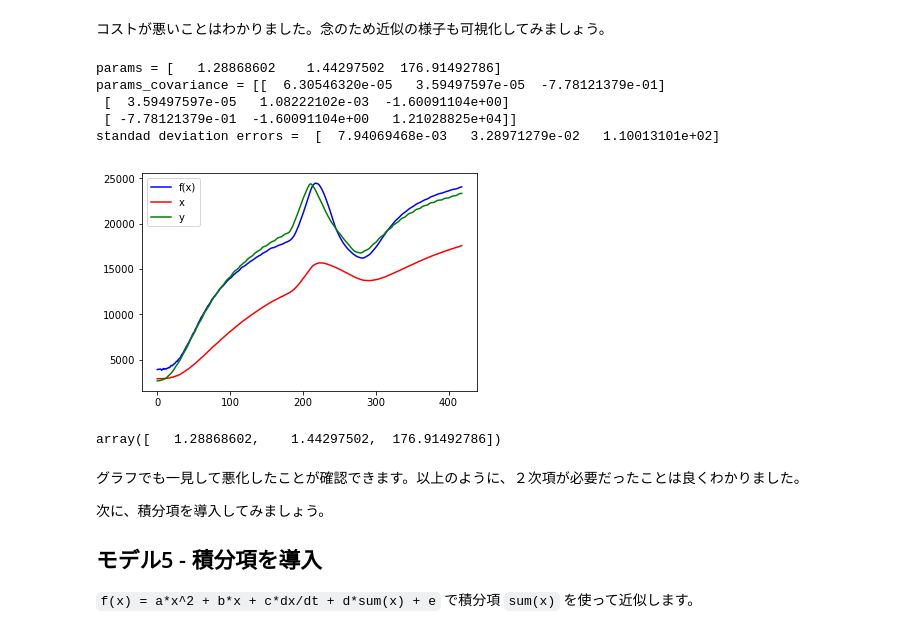
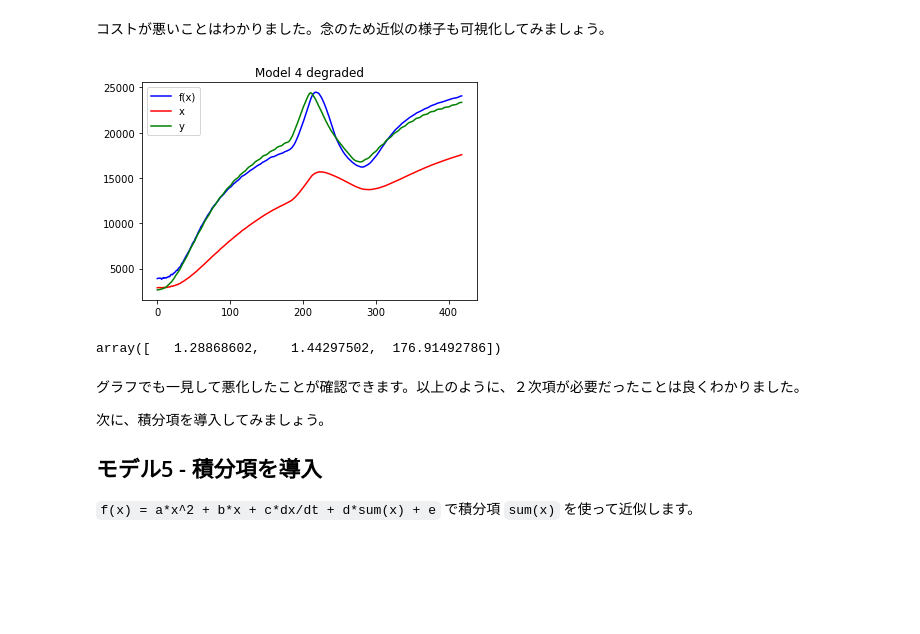
Before and after one commit to daisukelab/general-learning, a Jupyter notebook: Python example - simple parameter optimization.ipynb, the cells around one changed output. Drawn from its saved outputs; the diff is of its cells as text; code cells hidden in the pictures; blank space fills up the shorter version.

```diff
--- a/Python example - simple parameter optimization.ipynb
+++ b/Python example - simple parameter optimization.ipynb
@@ -261,15 +263,10 @@ final optimum td =  32 for cost =  251326.900162
 # %% [markdown]
 コストが悪いことはわかりました。念のため近似の様子も可視化してみましょう。
 # %%
-solve_and_plot_by_td(final_td, f4, x, y)
+solve_and_plot_by_td(final_td, f4, x, y, False, 'Model 4 degraded')
 # %% [output]
+[figure, new version]
-params = [   1.28868602    1.44297502  176.91492786]
-params_covariance = [[  6.30546320e-05   3.59497597e-05  -7.78121379e-01]
- [  3.59497597e-05   1.08222102e-03  -1.60091104e+00]
- [ -7.78121379e-01  -1.60091104e+00   1.21028825e+04]]
-standad deviation errors =  [  7.94069468e-03   3.28971279e-02   1.10013101e+02]
+array([   1.28868602,    1.44297502,  176.91492786])
-[figure, old version]
-array([   1.28868602,    1.44297502,  176.91492786])
 # %% [markdown]
 グラフでも一見して悪化したことが確認できます。以上のように、２次項が必要だったことは良くわかりました。
 
```
Also changed, not shown: parts of 7 cells of this notebook.
